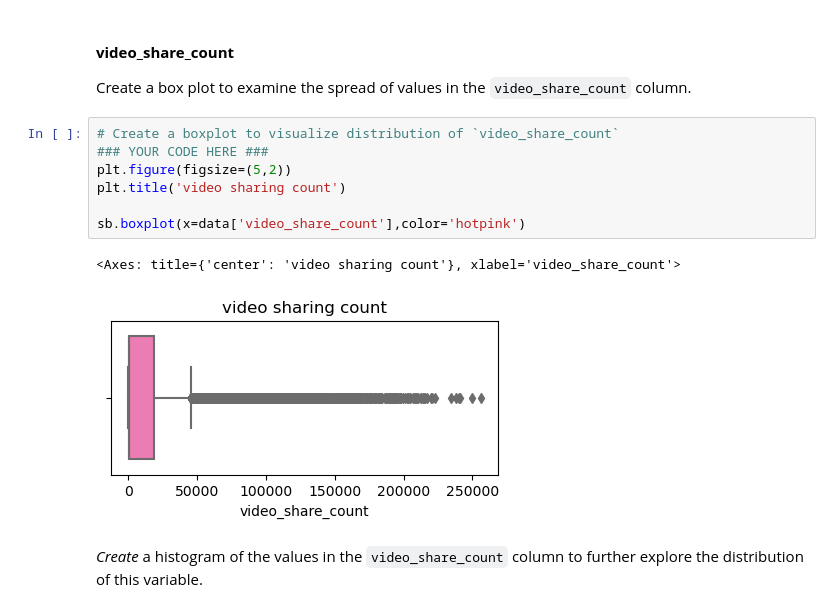
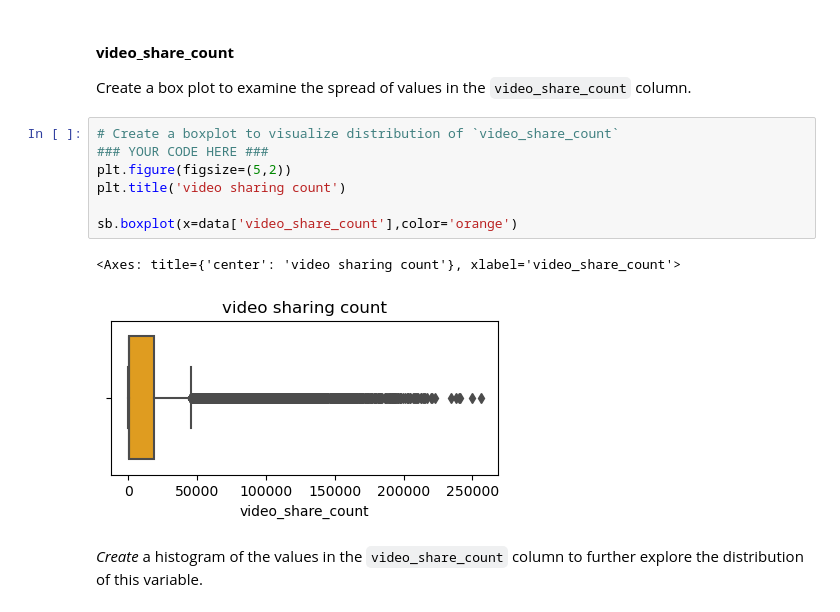
Before and after one commit to Fatima-Arain206/Google-Data-Analytics-Portfolio-Projects., a Jupyter notebook: 02-Tiktok-Claims-Classification/Activity_Course 3 TikTok project lab-checkpoint.ipynb, the cells around one changed output. Drawn from its saved outputs; the diff is of its cells as text.

```diff
--- a/02-Tiktok-Claims-Classification/Activity_Course 3 TikTok project lab-checkpoint.ipynb
+++ b/02-Tiktok-Claims-Classification/Activity_Course 3 TikTok project lab-checkpoint.ipynb
@@ -337,13 +337,13 @@ Create a box plot to examine the spread of values in the `video_share_count` col
 # %%
 # Create a boxplot to visualize distribution of `video_share_count`
 ### YOUR CODE HERE ###
 plt.figure(figsize=(5,2))
 plt.title('video sharing count')
 
-sb.boxplot(x=data['video_share_count'],color='hotpink')
+sb.boxplot(x=data['video_share_count'],color='orange')
 # %% [output]
 <Axes: title={'center': 'video sharing count'}, xlabel='video_share_count'>
-[figure, old version]
+[figure, new version]
 # %% [markdown]
 *Create* a histogram of the values in the `video_share_count` column to further explore the distribution of this variable.
 # %%
```
Also changed, not shown: parts of 8 cells of this notebook, 2 other files.
